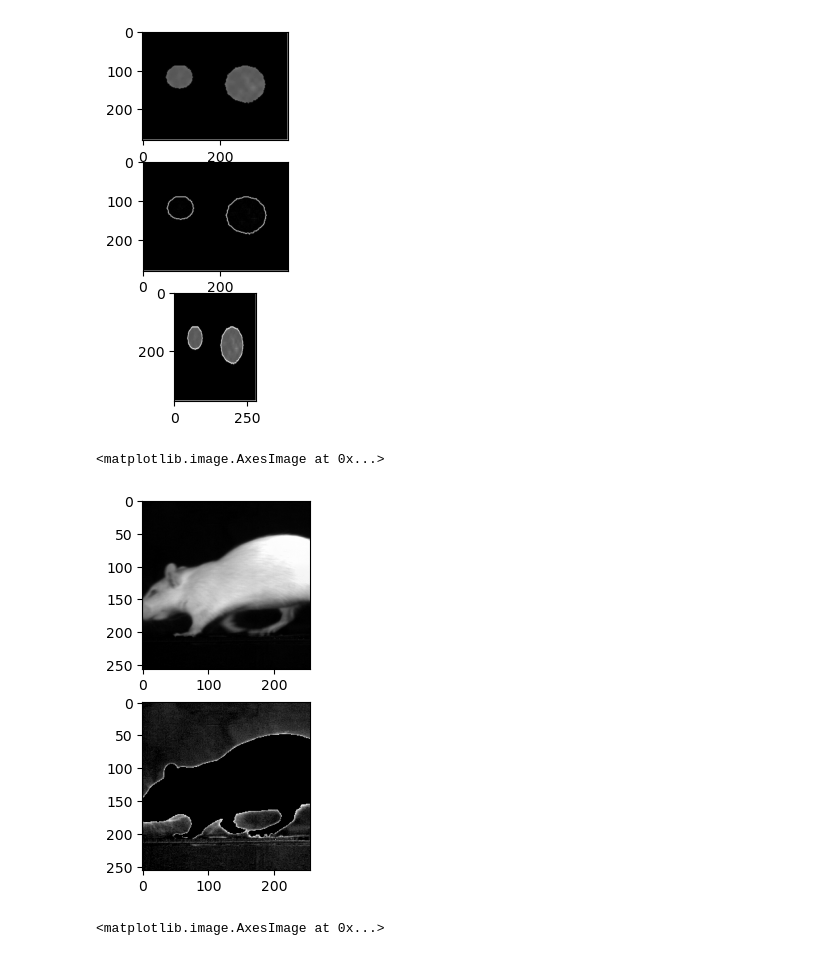
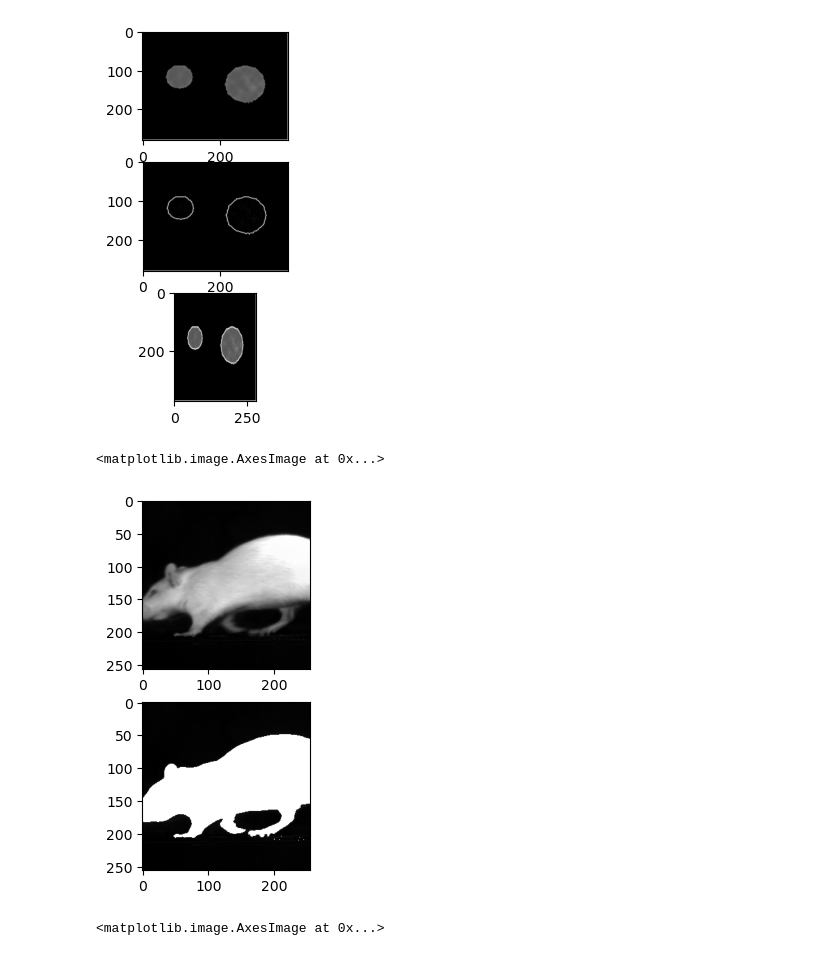
Before and after one commit to joaomatias100/Digital-Image-Processing, a Jupyter notebook: Class1/Exercise3.ipynb, the cells around one changed output. Saved outputs shown, nothing was run; the diff lists cells and outputs as text; code cells hidden in the pictures.

```diff
--- a/Class1/Exercise3.ipynb
+++ b/Class1/Exercise3.ipynb
@@ -57,24 +57,24 @@ plt.imshow(add, cmap = 'gray')
 # %%
 #Ex3
 path1 = "imagens/dif1.bmp"
 path2 = "imagens/dif2.bmp"
 
 img1 = cv2.imread(path1, cv2.IMREAD_GRAYSCALE)
 img2 = cv2.imread(path2, cv2.IMREAD_GRAYSCALE)
 
 sub = cv2.subtract(img2, img1)
 
 plt.subplot(2, 1, 1)
 plt.imshow(sub, cmap = 'gray')
 
 height, width = sub.shape[0], sub.shape[1]
 
-final_sub = np.where(sub < 25, sub, 0)
+final_sub = np.where(sub < 25, sub, 255)
 plt.subplot(2, 1, 2)
 plt.imshow(final_sub, cmap = 'gray')
 # %% [output]
 <matplotlib.image.AxesImage at 0x...>
-[figure, old version]
+[figure, new version]
 # %%
 #Ex4
 path = "imagens/xadrez.tif"
```
